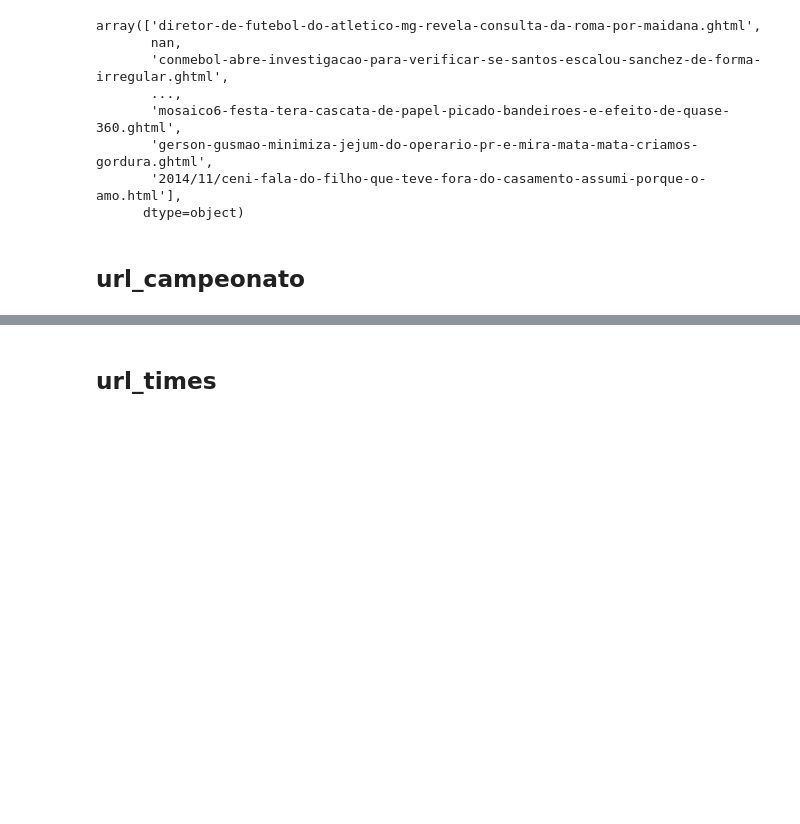
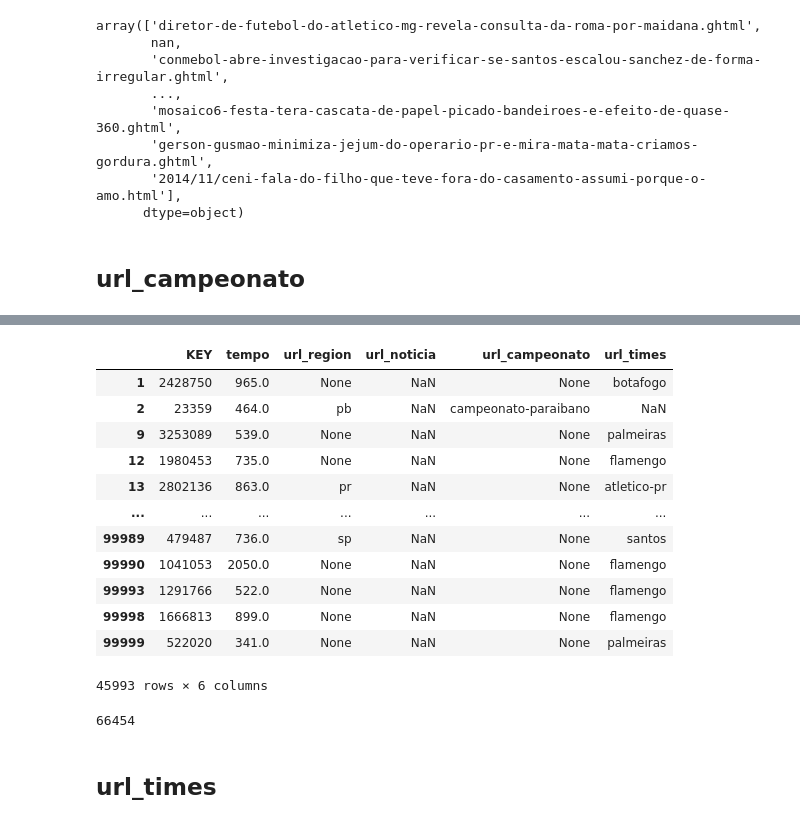
Before and after one commit to Eduardo1000/globo_case, a Jupyter notebook: AED.ipynb, the cells around one changed output, grey strips where cells are left out. Drawn from its saved outputs; the diff is of its cells as text; code cells hidden in the pictures; blank space fills up the shorter version.

```diff
--- a/AED.ipynb
+++ b/AED.ipynb
@@ -404,3 +426,23 @@ am[am['url_campeonato'].str.contains('voce-escala')==True]
+# %%
+am[am[['url_noticia']].isna().all(axis=1)]
+# %% [output]
+|  | KEY | tempo | url_region | url_noticia | url_campeonato | url_times |
+| 1 | 2428750 | 965.0 | None | NaN | None | botafogo |
+| 2 | 23359 | 464.0 | pb | NaN | campeonato-paraibano | NaN |
+| 9 | 3253089 | 539.0 | None | NaN | None | palmeiras |
+| 12 | 1980453 | 735.0 | None | NaN | None | flamengo |
+| 13 | 2802136 | 863.0 | pr | NaN | None | atletico-pr |
+| ... | ... | ... | ... | ... | ... | ... |
+| 99989 | 479487 | 736.0 | sp | NaN | None | santos |
+| 99990 | 1041053 | 2050.0 | None | NaN | None | flamengo |
+| 99993 | 1291766 | 522.0 | None | NaN | None | flamengo |
+| 99998 | 1666813 | 899.0 | None | NaN | None | flamengo |
+| 99999 | 522020 | 341.0 | None | NaN | None | palmeiras |
+45993 rows × 6 columns
+# %%
+am['url_region'].isna().sum()
+# %% [output]
+66454
 # %% [markdown]
 ## url_times
 # %%
```
Also changed, not shown: parts of 25 cells of this notebook, 3 other files.
